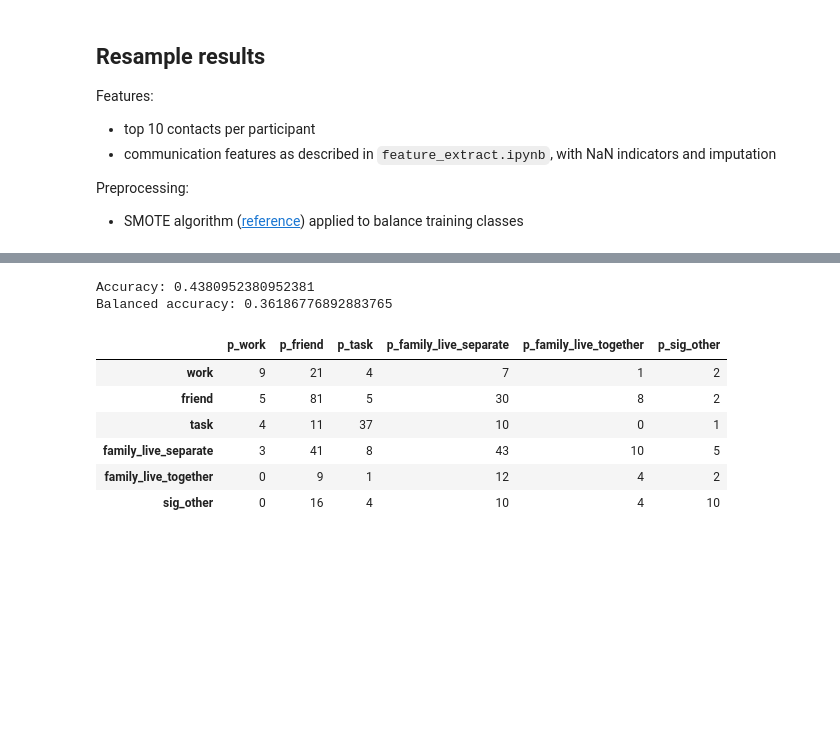
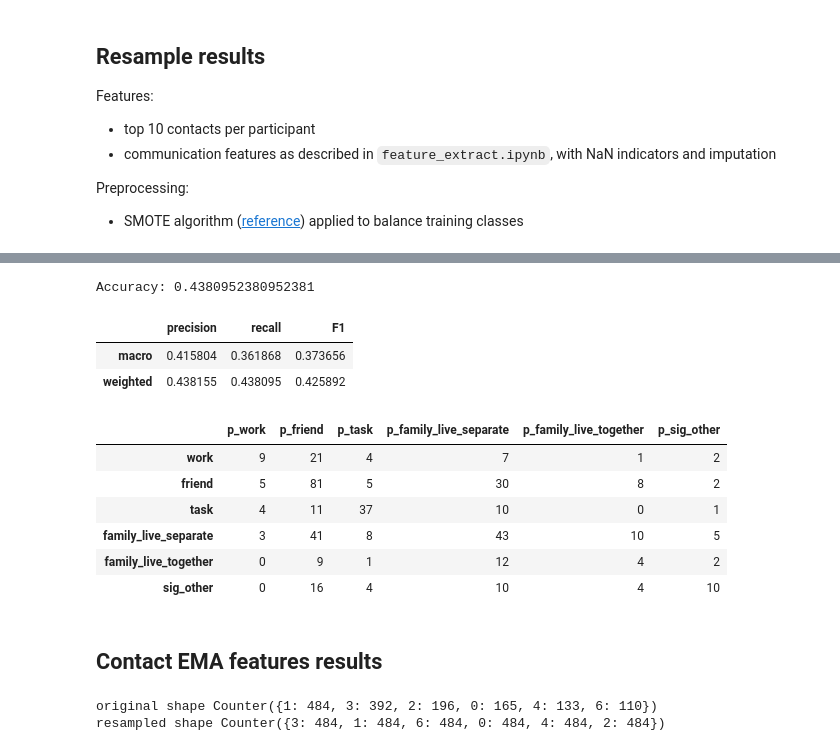
Before and after one commit to tliu526/relationship-prediction, a Jupyter notebook: model/automl.ipynb, the cells around one changed output, grey strips where cells are left out. Saved outputs shown, nothing was run; the diff lists cells and outputs as text; code cells hidden in the pictures; blank space fills up the shorter version.

Commit message:
updates automl notebook with multiclass stats

```diff
--- a/model/automl.ipynb
+++ b/model/automl.ipynb
@@ -74,3 +91,38 @@ contact_types = list(replace_dict['contact_type'].keys())
+# %%
+# utility functions
+
+def print_ensemble(ensemble, latex=False):
+    delim = ","
+    end = ""
+    for weight, pipeline in ensemble:
+        if latex:
+            print("{} & {} \\\\".format(weight,
+                                        pipeline.configuration['classifier:__choice__']))
+        else:
+            print("Weight: {}, classifier: {}".format(weight,
+                                                      pipeline.configuration['classifier:__choice__']))
+
+
+def print_metrics(test_y, predictions):
+    """
+    Micro statistics take global counts of TP, FP, etc
+    Macro statistics take per class metrics and averages them (not accounting for class imbalance)
+    Weighted statistics weight macro metrics by number of true examples in each class
+    """
+    print("Accuracy:", accuracy_score(test_y, predictions))
+
+    # precision, recall, F1
+    metrics = np.zeros((2,3))
+
+    # micro
+    avgs = ['macro', 'weighted']
+    for i, avg in enumerate(avgs):
+        metrics[i,0] = sk_metrics.precision_score(test_y, predictions, average=avg)
+        metrics[i,1] = sk_metrics.recall_score(test_y, predictions, average=avg)
+        metrics[i,2] = sk_metrics.f1_score(test_y, predictions, average=avg)
+
+    metrics_df = pd.DataFrame(metrics, index=avgs, columns=['precision', 'recall', 'F1'])
+    display(metrics_df)
 # %% [markdown]
 # Model description
 
@@ -151,0 +272,3 @@ Balanced accuracy: 0.38041885397598624
+# %%
+top_5_model_emc = pickle.load(open("top_5_emc.automl", "rb"))
+top_5_model_emc.refit(res_X, res_y)
@@ -203,19 +405,41 @@ top_10_model_res.refit(train_X, train_y)
 # %%
 predictions = top_10_model_res.predict(test_X)
-print("Accuracy:", accuracy_score(test_y, predictions))
-print("Balanced accuracy:", balanced_accuracy_score(test_y, predictions))
+print_metrics(test_y, predictions)
 
 # rows are truth, columns are predicted
 top_10_confusion_mat = confusion_matrix(test_y, predictions)
 top_10_confuse_df = pd.DataFrame(top_10_confusion_mat, index=contact_types, columns=["p_" + x for x in contact_types])
 display(top_10_confuse_df)
 # %% [output]
 Accuracy: 0.4380952380952381
-Balanced accuracy: 0.36186776892883765
-|  | p_work | p_friend | p_task | p_family_live_separate | p_family_live_together | p_sig_other |
-| work | 9 | 21 | 4 | 7 | 1 | 2 |
-| friend | 5 | 81 | 5 | 30 | 8 | 2 |
-| task | 4 | 11 | 37 | 10 | 0 | 1 |
-| family_live_separate | 3 | 41 | 8 | 43 | 10 | 5 |
-| family_live_together | 0 | 9 | 1 | 12 | 4 | 2 |
-| sig_other | 0 | 16 | 4 | 10 | 4 | 10 |
+|  | precision | recall | F1 |
+| macro | 0.415804 | 0.361868 | 0.373656 |
+| weighted | 0.438155 | 0.438095 | 0.425892 |
+|  | p_work | p_friend | p_task | p_family_live_separate | p_family_live_together | p_sig_other |
+| work | 9 | 21 | 4 | 7 | 1 | 2 |
+| friend | 5 | 81 | 5 | 30 | 8 | 2 |
+| task | 4 | 11 | 37 | 10 | 0 | 1 |
+| family_live_separate | 3 | 41 | 8 | 43 | 10 | 5 |
+| family_live_together | 0 | 9 | 1 | 12 | 4 | 2 |
+| sig_other | 0 | 16 | 4 | 10 | 4 | 10 |
+# %% [markdown]
+## Contact EMA features results
+# %%
+top_10_emc_train_data = top_10_emc_train.replace(replace_dict)
+top_10_emc_test_data = top_10_emc_test.replace(replace_dict)
+
+train_y = top_10_emc_train_data['contact_type']
+train_X = top_10_emc_train_data.drop(['contact_type', 'pid', 'combined_hash'], axis=1)
+test_y = top_10_emc_test_data['contact_type']
+test_X = top_10_emc_test_data.drop(['contact_type', 'pid', 'combined_hash'], axis=1)
+
+print("original shape %s" % Counter(train_y))
+
+sm = SMOTE(random_state=rand_seed)
+
+res_X, res_y = sm.fit_resample(train_X, train_y)
+
+print("resampled shape %s" % Counter(res_y))
+# %% [output]
+original shape Counter({1: 484, 3: 392, 2: 196, 0: 165, 4: 133, 6: 110})
+resampled shape Counter({3: 484, 1: 484, 6: 484, 0: 484, 4: 484, 2: 484})
```
Also changed, not shown: parts of 21 cells of this notebook.
